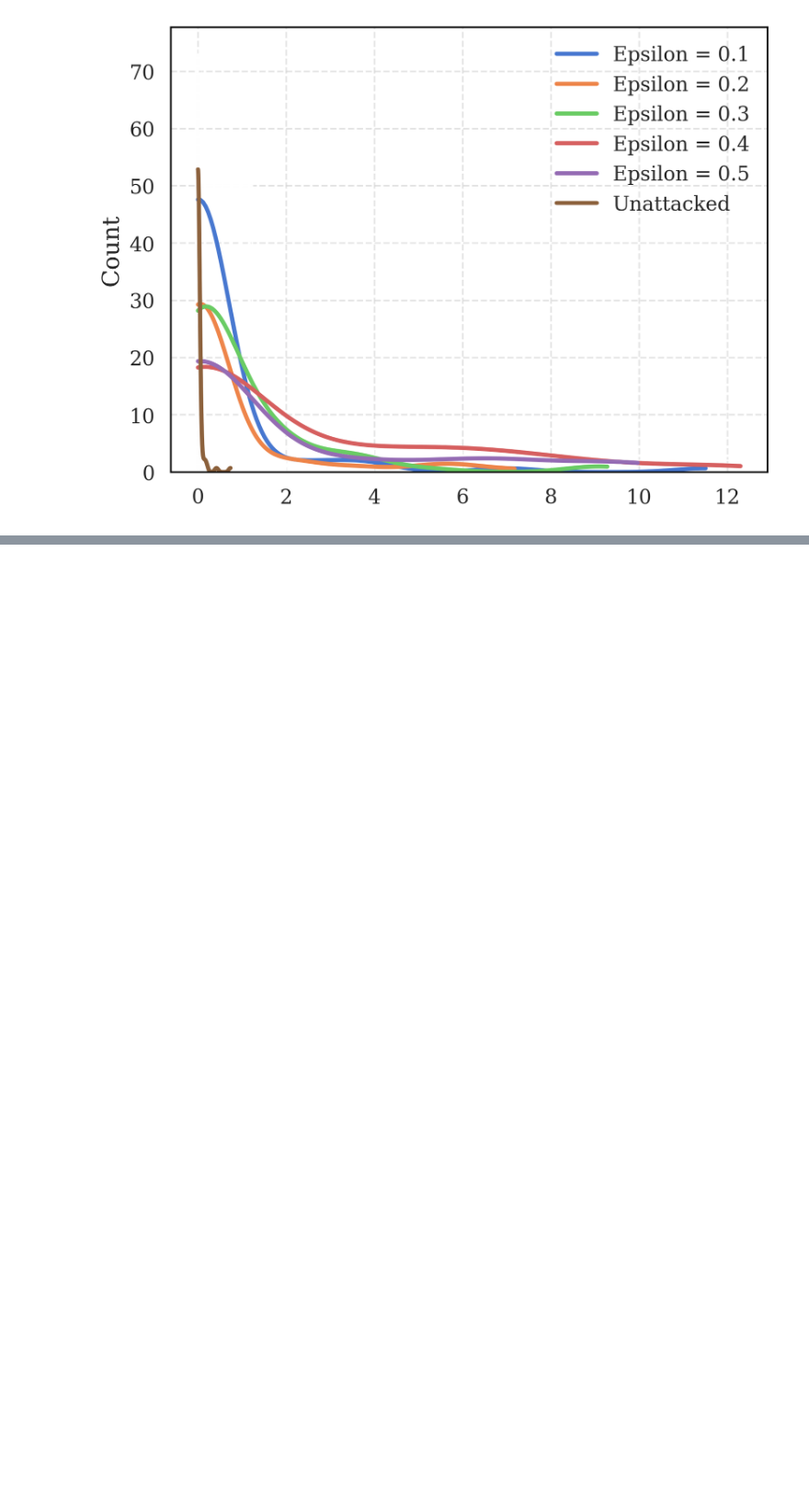
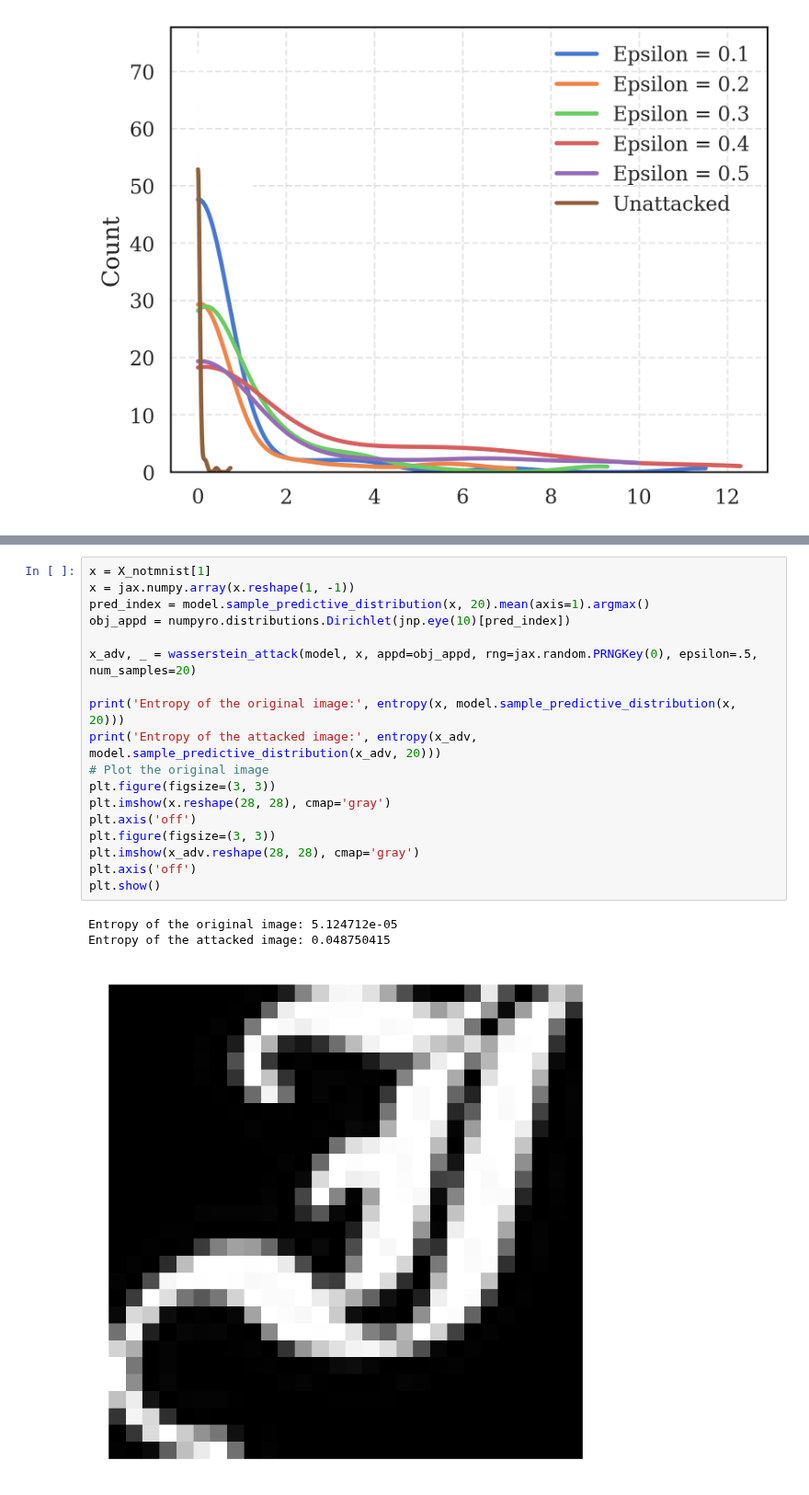
Before and after one commit to pablogarciarce/AdvReg, a Jupyter notebook: notebooks/test_distr_de_wasserstein.ipynb, the cells around one changed output, grey strips where cells are left out. Shown at 92% size. Cells and saved outputs as stored; diff of their text form; blank space fills up the shorter version.

```diff
--- a/notebooks/test_distr_de_wasserstein.ipynb
+++ b/notebooks/test_distr_de_wasserstein.ipynb
@@ -158,3 +187,25 @@ plt.legend(legend)
 # %% [output]
 <matplotlib.legend.Legend at 0x...>
 [figure]
+# %%
+x = X_notmnist[1]
+x = jax.numpy.array(x.reshape(1, -1))
+pred_index = model.sample_predictive_distribution(x, 20).mean(axis=1).argmax()
+obj_appd = numpyro.distributions.Dirichlet(jnp.eye(10)[pred_index])
+
+x_adv, _ = wasserstein_attack(model, x, appd=obj_appd, rng=jax.random.PRNGKey(0), epsilon=.5, num_samples=20)
+
+print('Entropy of the original image:', entropy(x, model.sample_predictive_distribution(x, 20)))
+print('Entropy of the attacked image:', entropy(x_adv, model.sample_predictive_distribution(x_adv, 20)))
+# Plot the original image
+plt.figure(figsize=(3, 3))
+plt.imshow(x.reshape(28, 28), cmap='gray')
+plt.axis('off')
+plt.figure(figsize=(3, 3))
+plt.imshow(x_adv.reshape(28, 28), cmap='gray')
+plt.axis('off')
+plt.show()
+# %% [output]
+Entropy of the original image: 5.124712e-05
+Entropy of the attacked image: 0.048750415
+[figure, added]
```
Also changed, not shown: parts of 3 cells of this notebook, 17 other files.
